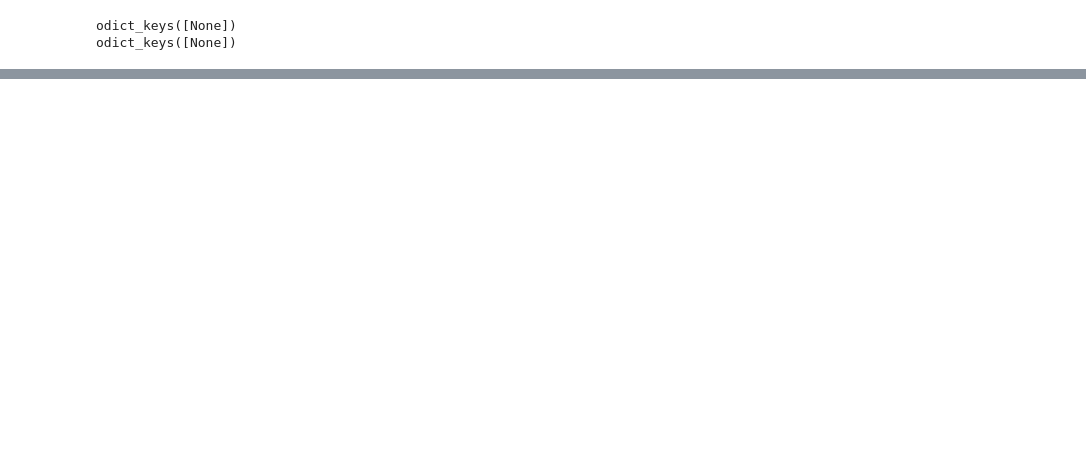
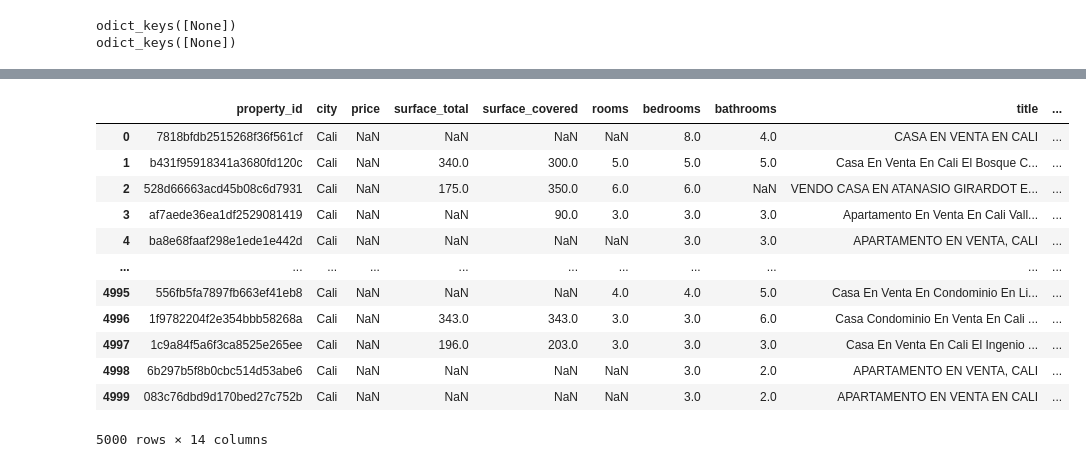
Before and after one commit to sdpinilla18/PS3_BD-ML, a Jupyter notebook: PS3 BD_ML.ipynb, the cells around one changed output, grey strips where cells are left out. Saved outputs shown, nothing was run; the diff lists cells and outputs as text; code cells hidden in the pictures; blank space fills up the shorter version.

```diff
--- a/PS3 BD_ML.ipynb
+++ b/PS3 BD_ML.ipynb
@@ -26,0 +101,16 @@ df_tr.drop("rooms", axis=1, inplace=True) #Correct bedrooms data.
+# %%
+df_tt
+# %% [output]
+|  | property_id | city | price | surface_total | surface_covered | rooms | bedrooms | bathrooms | title | ... |
+| 0 | 7818bfdb2515268f36f561cf | Cali | NaN | NaN | NaN | NaN | 8.0 | 4.0 | CASA EN VENTA EN CALI | ... |
+| 1 | b431f95918341a3680fd120c | Cali | NaN | 340.0 | 300.0 | 5.0 | 5.0 | 5.0 | Casa En Venta En Cali El Bosque C... | ... |
+| 2 | 528d66663acd45b08c6d7931 | Cali | NaN | 175.0 | 350.0 | 6.0 | 6.0 | NaN | VENDO CASA EN ATANASIO GIRARDOT E... | ... |
+| 3 | af7aede36ea1df2529081419 | Cali | NaN | NaN | 90.0 | 3.0 | 3.0 | 3.0 | Apartamento En Venta En Cali Vall... | ... |
+| 4 | ba8e68faaf298e1ede1e442d | Cali | NaN | NaN | NaN | NaN | 3.0 | 3.0 | APARTAMENTO EN VENTA, CALI | ... |
+| ... | ... | ... | ... | ... | ... | ... | ... | ... | ... | ... |
+| 4995 | 556fb5fa7897fb663ef41eb8 | Cali | NaN | NaN | NaN | 4.0 | 4.0 | 5.0 | Casa En Venta En Condominio En Li... | ... |
+| 4996 | 1f9782204f2e354bbb58268a | Cali | NaN | 343.0 | 343.0 | 3.0 | 3.0 | 6.0 | Casa Condominio En Venta En Cali ... | ... |
+| 4997 | 1c9a84f5a6f3ca8525e265ee | Cali | NaN | 196.0 | 203.0 | 3.0 | 3.0 | 3.0 | Casa En Venta En Cali El Ingenio ... | ... |
+| 4998 | 6b297b5f8b0cbc514d53abe6 | Cali | NaN | NaN | NaN | NaN | 3.0 | 2.0 | APARTAMENTO EN VENTA, CALI | ... |
+| 4999 | 083c76dbd9d170bed27c752b | Cali | NaN | NaN | NaN | NaN | 3.0 | 2.0 | APARTAMENTO EN VENTA EN CALI | ... |
+5000 rows × 14 columns
```
Also changed, not shown: parts of 22 cells of this notebook, 2 other files.
